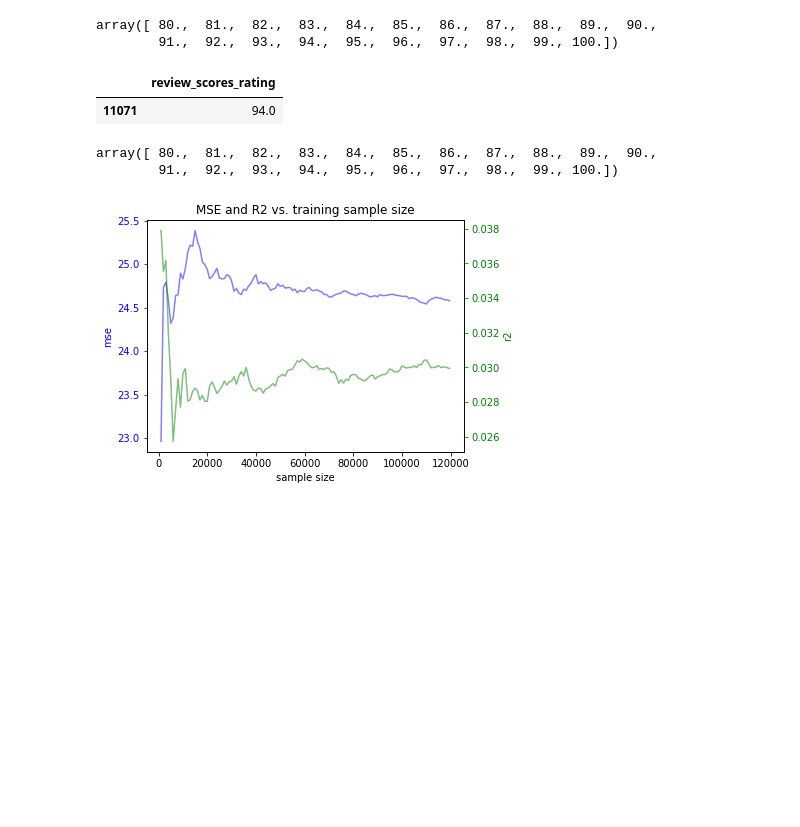
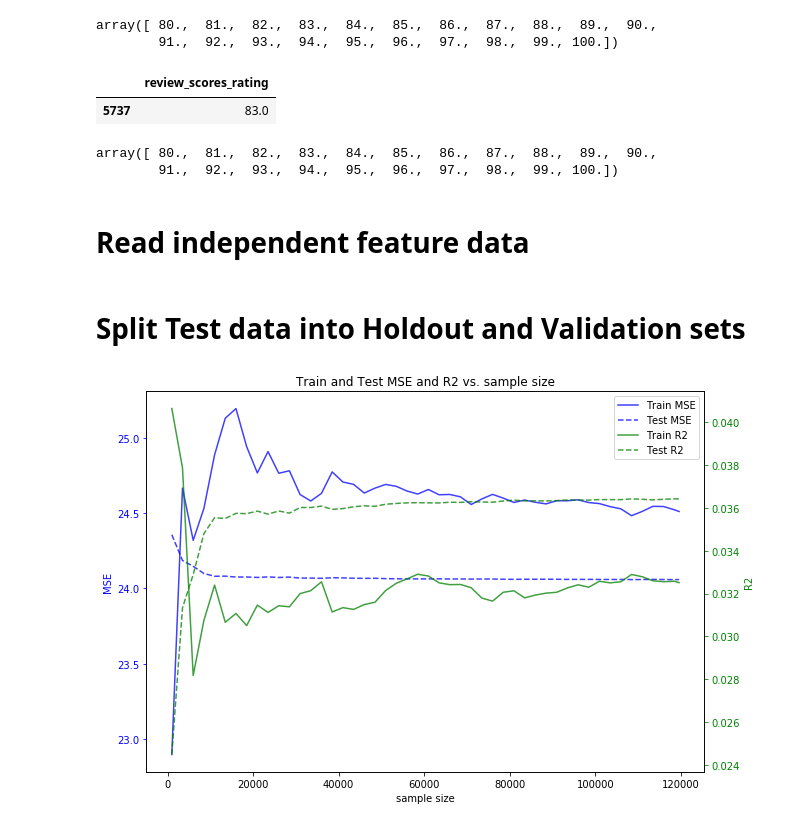
Before and after one commit to jhabib/w210, a Jupyter notebook: run_model_on_clean_data.ipynb, the cells around one changed output. Saved outputs shown, nothing was run; the diff lists cells and outputs as text; code cells hidden in the pictures; blank space fills up the shorter version.

Commit message:
updated model runner

```diff
--- a/run_model_on_clean_data.ipynb
+++ b/run_model_on_clean_data.ipynb
@@ -40,17 +40,19 @@ np.unique(y_train)
 array([ 80.,  81.,  82.,  83.,  84.,  85.,  86.,  87.,  88.,  89.,  90.,
         91.,  92.,  93.,  94.,  95.,  96.,  97.,  98.,  99., 100.])
 # %%
-y_test = pd.read_csv('./data/fin_train_indeps.csv', encoding='utf8')
+y_test = pd.read_csv('./data/fin_test_indeps.csv', encoding='utf8')
 y_test = y_test.drop(['Unnamed: 0'], axis=1)
 y_test.sample()
 # %% [output]
 |  | review_scores_rating |
-| 11071 | 94.0 |
+| 5737 | 83.0 |
 # %%
 np.unique(y_test)
 # %% [output]
 array([ 80.,  81.,  82.,  83.,  84.,  85.,  86.,  87.,  88.,  89.,  90.,
         91.,  92.,  93.,  94.,  95.,  96.,  97.,  98.,  99., 100.])
+# %% [markdown]
+# Read independent feature data
 # %%
 num_train = pd.read_csv('./data/fin_num_train_deps.csv')
 num_train = num_train.drop(['Unnamed: 0'], axis=1)
@@ -71,3 +73,5 @@ comb_train = pd.read_csv('./data/fin_comb_train_deps.csv')
 comb_train = comb_train.drop(['Unnamed: 0'], axis=1)
 comb_test = pd.read_csv('./data/fin_comb_test_deps.csv')
 comb_test = comb_test.drop(['Unnamed: 0'], axis=1)
+# %% [markdown]
+# Split Test data into Holdout and Validation sets
@@ -74,5 +84,17 @@ comb_test = comb_test.drop(['Unnamed: 0'], axis=1)
+# %%
+num_validation = num_test.iloc[~num_test.index.isin(idxs)]
+num_holdout = num_test.iloc[idxs]
+
+cat_validation = cat_test.iloc[~cat_test.index.isin(idxs)]
+cat_holdout = cat_test.iloc[idxs]
+
+amen_validation = amen_test.iloc[~amen_test.index.isin(idxs)]
+amen_holdout = amen_test.iloc[idxs]
+
+comb_validation = comb_test.iloc[~comb_test.index.isin(idxs)]
+comb_holdout = comb_test.iloc[idxs]
 # %%
-def run_prediction(X, y, Xt, yt, model):
+def run_model(X, y, Xt, yt, model):
     if len(y.shape) == 1:
         y = y.reshape(-1, 1)
     if len(yt.shape) == 1:
@@ -88,27 +110,14 @@ def run_prediction(X, y, Xt, yt, model):
     test_pred = model.predict(Xt)
     res['test']['pred'] = test_pred
 
-
     for name, tup in zip(['train', 'test'], [(y, train_pred), (yt, test_pred)]):
-        act, prd = tup[0].ravel(), tup[1].ravel()
-        print 'Results for %s' % name
+        act = tup[0].values
+        prd = tup[1].ravel()
 
         mserr = mean_squared_error(act, prd)
         res[name]['mse'] = mserr
-        print '%s Mean Squared Error: %.4f' % (name, mserr)
 
         rsq_score = r2_score(act, prd)
         res[name]['r2'] = rsq_score
-        print '%s R-Squared: %.4f' % (name, rsq_score)
 
-        plt.scatter(act, prd, alpha=0.5)
-        plt.title(name+': predictions vs. actual')
-        plt.show()
-        plt.scatter(act, act-prd, alpha=0.5)
-        plt.title(name+': residuals vs. actual')
-        plt.show()
-        plt.hist(act-prd, alpha=0.5)
-        plt.title(name+': residuals histogram')
-        plt.show()
-
-    return res
+    return model, res
@@ -154,12 +124,12 @@ def run_model(X, y, model, case='train'):
 # %%
-def run_model_resgen(X, y, model, case='train', sample_sizes=[]):
+def run_model_resgen(X, y, Xt, yt, model, sample_sizes=[]):
     for ss in sample_sizes:
         np.random.seed(1234)
         rand_idxs = np.random.randint(0, X.shape[0], size=ss)
-        X_s = X.iloc[rand_idxs]
-        y_s = y.iloc[rand_idxs]
+        Xs = X.iloc[rand_idxs]
+        ys = y.iloc[rand_idxs]
 
-        yield run_model(X_s, y_s, model, case)
+        yield run_model(Xs, ys, Xt, yt, model)
 # %%
 from sklearn import linear_model
 from sklearn.metrics import mean_squared_error, r2_score
@@ -199,5 +182,5 @@ def plot_model_results(X, y, model, case, sample_sizes):
 # %%
-model, mse, r2 = plot_model_results(num_train, y_train, regr, 'train', sample_sizes)
+model = plot_model_results(num_train, y_train, num_validation, y_validation, regr, sample_sizes)
 # %% [output]
-[figure, old version]
+[figure, new version]
 # %%
```
Also changed, not shown: parts of 8 cells of this notebook.
